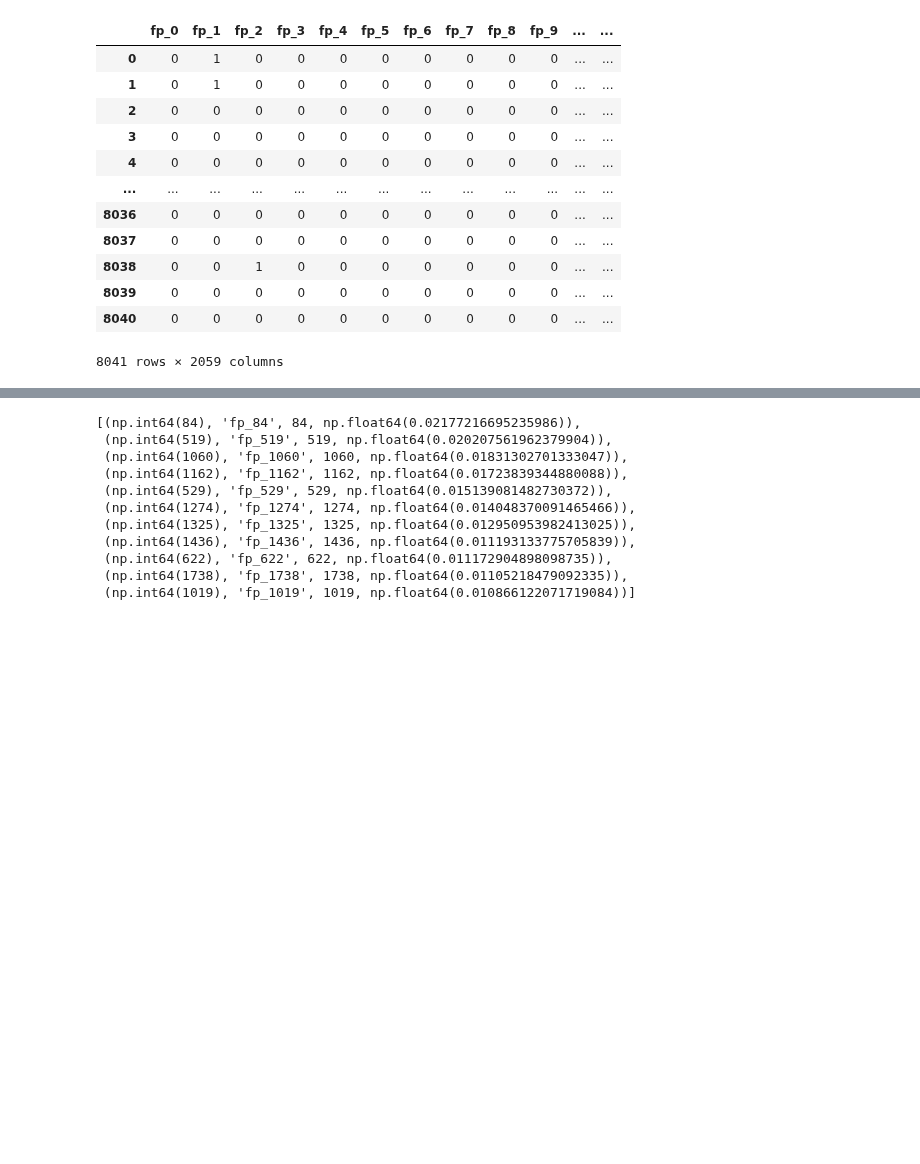
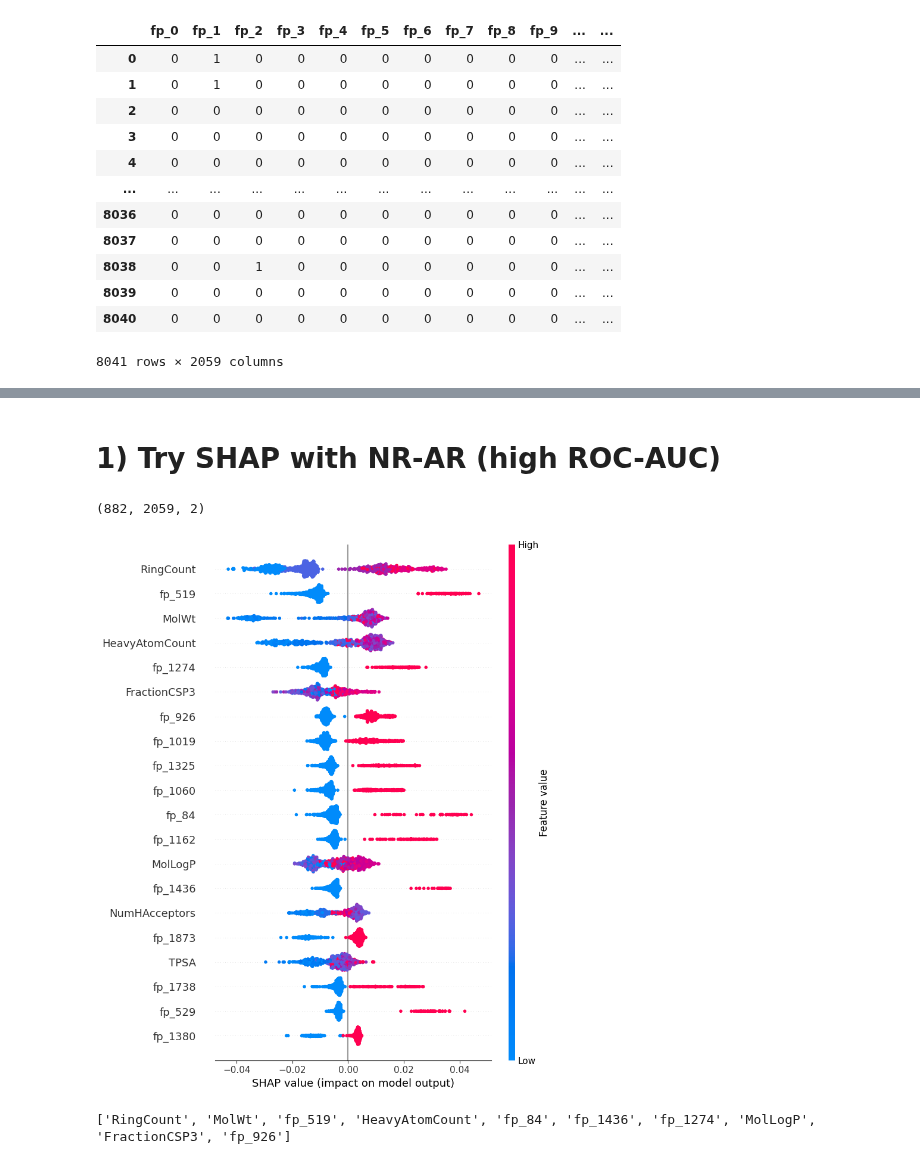
Before and after one commit to jungeun1228/2026_02_Tox21_ML_DL, a Jupyter notebook: 2026_Tox21_Traditional_ML.ipynb, the cells around one changed output, grey strips where cells are left out. Drawn from its saved outputs; the diff is of its cells as text; code cells hidden in the pictures; blank space fills up the shorter version.

```diff
--- a/2026_Tox21_Traditional_ML.ipynb
+++ b/2026_Tox21_Traditional_ML.ipynb
@@ -2903,0 +2824,23 @@ rf_cv_results_df
+# %%
+# 2) RF hyperparameter grid: First, try grid with 24 combinations -> if necessary, 2nd tuning can be done - close to the refined values (higher n_estimator)
+rf_param_grid_small = {
+    "n_estimators": [300],
+    "max_depth": [None, 12],
+    "min_samples_leaf": [1, 2, 4],
+    "max_features": ["sqrt", 0.3],
+    "class_weight": [None, "balanced"]
+}
+
+# 3) Inner CV tuning (on train data)
+rf_cv_results_df, rf_best_params_by_target = tune_multitarget_random_forest_on_train_cv(
+    train_df=train_df,
+    X_train_all=X_train_all,
+    target_cols=target_cols,
+    param_grid=rf_param_grid_small,
+    n_splits=5,
+    random_state=42,
+    checkpoint_dir="/content/drive/MyDrive/rf_roc_checkpoints",
+    resume=True,
+    verbose=2,
+    rf_n_jobs=-1,
+)
@@ -3076,23 +3107,2 @@ NumHAcceptors: 0.0093
-# %%
-# 2. fingerprint bit 만 따로 해석
-fp_features = []
-
-for i in top_idx:
-    fname = feature_names[i]
-    if str(fname).startswith("fp_"):
-        bit_id = int(str(fname).replace("fp_", ""))
-        fp_features.append((i, fname, bit_id, importances[i]))
-
-fp_features.reverse() # 원본 리스트 자체를 뒤집기
-# %% [output]
-[(np.int64(84), 'fp_84', 84, np.float64(0.02177216695235986)),
- (np.int64(519), 'fp_519', 519, np.float64(0.020207561962379904)),
- (np.int64(1060), 'fp_1060', 1060, np.float64(0.01831302701333047)),
- (np.int64(1162), 'fp_1162', 1162, np.float64(0.01723839344880088)),
- (np.int64(529), 'fp_529', 529, np.float64(0.015139081482730372)),
- (np.int64(1274), 'fp_1274', 1274, np.float64(0.014048370091465466)),
- (np.int64(1325), 'fp_1325', 1325, np.float64(0.012950953982413025)),
- (np.int64(1436), 'fp_1436', 1436, np.float64(0.011193133775705839)),
- (np.int64(622), 'fp_622', 622, np.float64(0.011172904898098735)),
- (np.int64(1738), 'fp_1738', 1738, np.float64(0.01105218479092335)),
- (np.int64(1019), 'fp_1019', 1019, np.float64(0.010866122071719084))]
+# %% [markdown]
+# 1) Try SHAP with NR-AR (high ROC-AUC)
@@ -3098,0 +3116,18 @@ fp_features.reverse() # 원본 리스트 자체를 뒤집기
+# %%
+import shap
+
+ep = 'NR-AR'   # holdout_results_df에서 ROC-AUC 잘 나온 거 하나 고르면 좋아
+te_mask = test_df[ep].notna().values
+X_te = X_test_all[te_mask]          # DataFrame 유지 → 컬럼명 자동
+fitted_model_ep = fitted_models[ep]
+
+explainer = shap.TreeExplainer(fitted_model_ep)
+shap_value = explainer(X_te)
+print(shap_value.values.shape)              # (n_test, 2059, 2) 형태인지 먼저 확인
+# %% [output]
+(882, 2059, 2)
+# %%
+# beeswarm(summary) plot
+shap.summary_plot(shap_value[..., 1], X_te)   # 기본 top 20 feature
+# %% [output]
+[figure, added]
@@ -3098,0 +3138,9 @@ fp_features.reverse() # 원본 리스트 자체를 뒤집기
+# %%
+# Sanity check based on feature importance (같은 endpoint에서 SHAP 상위 feature랑 feature_importances_ 상위가 대 같은 방향인지 비교)
+import numpy as np
+imp = fitted_model_ep.feature_importances_
+print(X_te.columns[np.argsort(imp)[::-1][:10]].tolist())   # impurity 기준 top 10
+
+# impurity 기반 feature_importances_는 연속형 feature를 과대평가하는 편향이 있어. 너는 RDKit descriptor(연속형) + Morgan bit(이진) 섞어 썼잖아 — 이 조합에서 impurity importance는 descriptor 쪽으로 쏠리기 쉬워. SHAP을 쓰는 게 단순히 "더 멋져서"가 아니라 이 편향을 피하는 실질적 이유가 돼.
+# %% [output]
+['RingCount', 'MolWt', 'fp_519', 'HeavyAtomCount', 'fp_84', 'fp_1436', 'fp_1274', 'MolLogP', 'FractionCSP3', 'fp_926']
```
Also changed, not shown: parts of 86 cells of this notebook.
